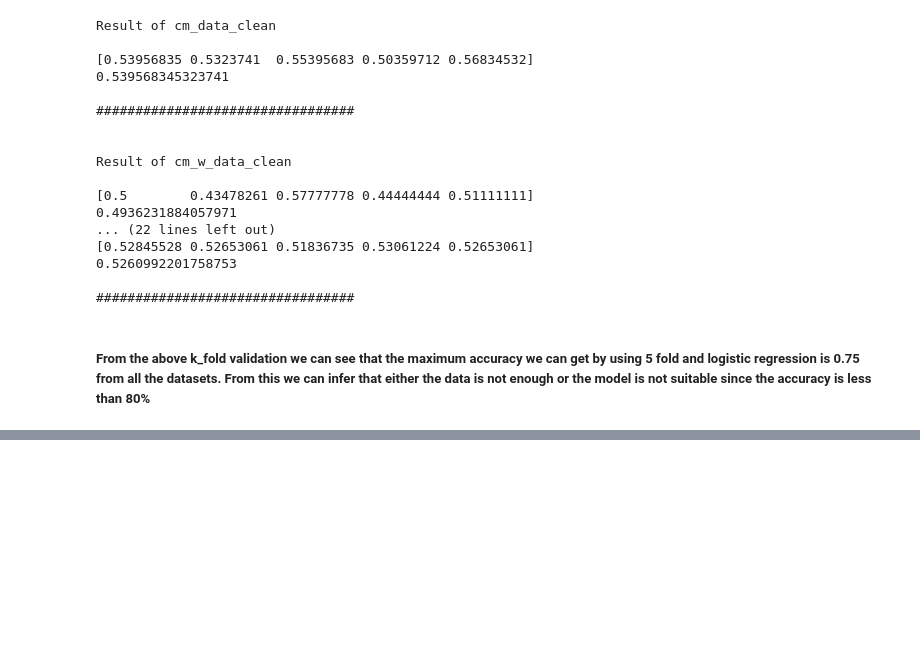
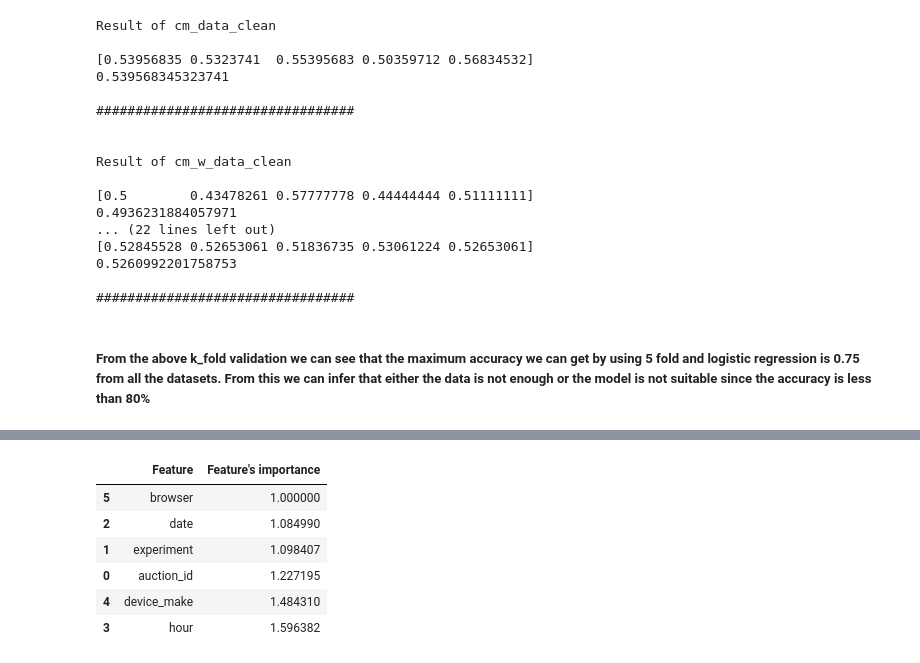
Before and after one commit to Micky373/abtest-mlops, a Jupyter notebook: notebooks/logistic_regression.ipynb, the cells around one changed output, grey strips where cells are left out. Cells and saved outputs as stored; diff of their text form; code cells hidden in the pictures; blank space fills up the shorter version.

```diff
--- a/notebooks/logistic_regression.ipynb
+++ b/notebooks/logistic_regression.ipynb
@@ -171,0 +180,4 @@ Result of cm_w_data_clean
+# %%
+model = LogisticRegression()
+model.fit(x_train,y_train)
+model.score(x_valid,y_valid)
@@ -171,0 +211,11 @@ Result of cm_w_data_clean
+# %%
+feature_importance_df = feature_importance_df.sort_values(by="Feature's importance")
+feature_importance_df
+# %% [output]
+|  | Feature | Feature's importance |
+| 5 | browser | 1.000000 |
+| 2 | date | 1.084990 |
+| 1 | experiment | 1.098407 |
+| 0 | auction_id | 1.227195 |
+| 4 | device_make | 1.484310 |
+| 3 | hour | 1.596382 |
```
Also changed, not shown: parts of 10 cells of this notebook.
